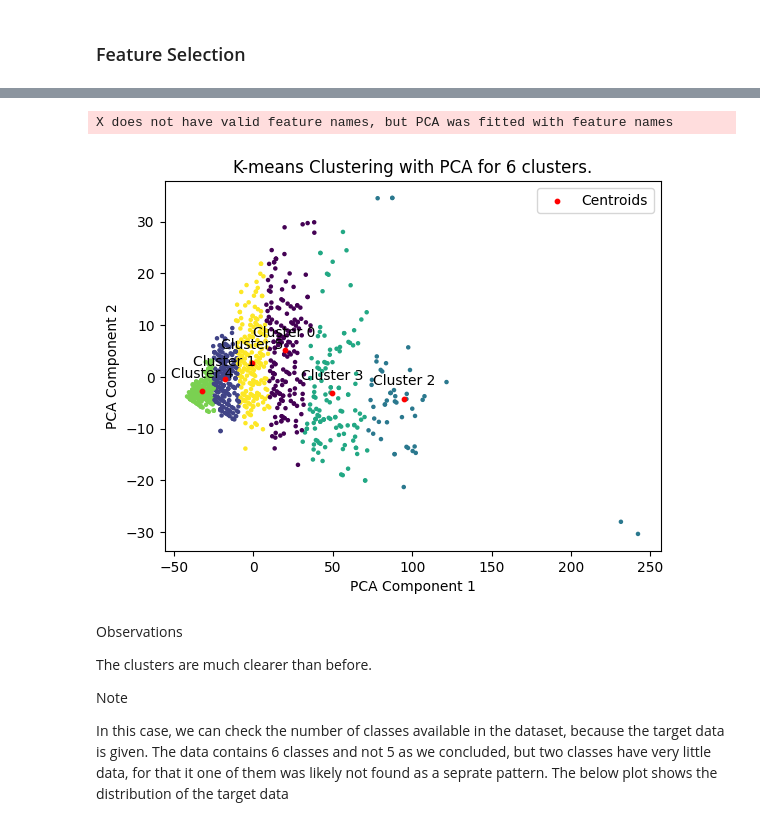
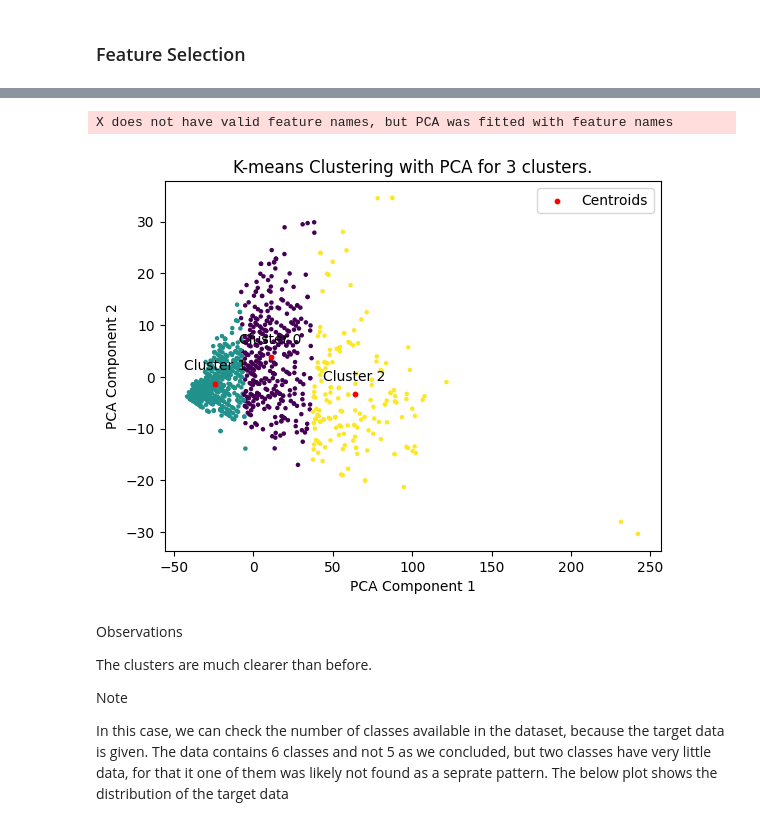
Before and after one commit to R4j4n/Semester2, a Jupyter notebook: 3334/inclass4/rajan.ipynb, the cells around one changed output, grey strips where cells are left out. Drawn from its saved outputs; the diff is of its cells as text; code cells hidden in the pictures.

```diff
--- a/3334/inclass4/rajan.ipynb
+++ b/3334/inclass4/rajan.ipynb
@@ -195,7 +245,8 @@ fig.show()
 # %%
 CLUSTER_NUMBER = 5
 
-kmeans = KMeans(n_clusters=CLUSTER_NUMBER, random_state=42, n_init="auto")
+kmeans = KMeans(n_clusters=CLUSTER_NUMBER,init="k-means++", random_state=42, n_init="auto")
+
 kmeans.fit(X)
 
 # Get cluster labels
@@ -208,6 +259,8 @@ centroids = kmeans.cluster_centers_
 pca = PCA(n_components=2)
 X_pca = pca.fit_transform(X)
 centroids_pca = pca.transform(centroids)
+
+plt.figure(figsize=(10, 6))
 
 # Plot the clusters
 plt.scatter(X_pca[:, 0], X_pca[:, 1], c=df['cluster'], cmap='viridis', s=5)
@@ -224,6 +277,8 @@ for i, centroid in enumerate(centroids_pca):
 # Plot the centroids
 plt.scatter(centroids_pca[:, 0], centroids_pca[:, 1], s=10, c='red', label='Centroids')
 plt.legend()
+plt.axis("off")
+
 plt.show()
 # %% [output]
 X does not have valid feature names, but PCA was fitted with feature names
@@ -230,0 +286,35 @@ X does not have valid feature names, but PCA was fitted with feature names
+# %%
+CLUSTER_NUMBER = 2
+
+kmeans = KMeans(n_clusters=CLUSTER_NUMBER,init="k-means++", random_state=42, n_init="auto")
+kmeans.fit(X)
+
+# Get cluster labels
+label = kmeans.labels_
+# Add the cluster labels to the original dataframe
+df['cluster'] = label
+centroids = kmeans.cluster_centers_
+
+# 2D Plot
+pca = PCA(n_components=2)
+X_pca = pca.fit_transform(X)
+centroids_pca = pca.transform(centroids)
+plt.figure(figsize=(10, 6))
+
+# Plot the clusters
+plt.scatter(X_pca[:, 0], X_pca[:, 1], c=df['cluster'], cmap='viridis', s=5)
+plt.xlabel('PCA Component 1')
+plt.ylabel('PCA Component 2')
+plt.title(f'K-means Clustering with PCA for {CLUSTER_NUMBER} clusters.')
+
+# Annotate the clusters
+for i, centroid in enumerate(centroids_pca):
+    plt.annotate(f'Cluster {i}', (centroid[0], centroid[1]),
+                 textcoords="offset points", xytext=(0,10), ha='center')
+
+
+# Plot the centroids
+plt.scatter(centroids_pca[:, 0], centroids_pca[:, 1], s=10, c='red', label='Centroids')
+plt.legend()
+plt.axis("off")
+plt.show()
@@ -274,41 +367,41 @@ fig.update_layout(height=800,width=800)
 
 fig.show()
 # %%
-CLUSTER_NUMBER = 6
+CLUSTER_NUMBER = 3
 
 kmeans = KMeans(n_clusters=CLUSTER_NUMBER, random_state=42, n_init="auto")
 kmeans.fit(X)
 
 # Get cluster labels
 label = kmeans.labels_
 # Add the cluster labels to the original dataframe
 df['cluster'] = label
 centroids = kmeans.cluster_centers_
 
 # 2D Plot
 pca = PCA(n_components=2)
 X_pca = pca.fit_transform(X)
 centroids_pca = pca.transform(centroids)
 
 # Plot the clusters
 plt.scatter(X_pca[:, 0], X_pca[:, 1], c=df['cluster'], cmap='viridis', s=5)
 plt.xlabel('PCA Component 1')
 plt.ylabel('PCA Component 2')
 plt.title(f'K-means Clustering with PCA for {CLUSTER_NUMBER} clusters.')
 
 # Annotate the clusters
 for i, centroid in enumerate(centroids_pca):
     plt.annotate(f'Cluster {i}', (centroid[0], centroid[1]),
                  textcoords="offset points", xytext=(0,10), ha='center')
 
 
 # Plot the centroids
 plt.scatter(centroids_pca[:, 0], centroids_pca[:, 1], s=10, c='red', label='Centroids')
 plt.legend()
 plt.show()
 # %% [output]
 X does not have valid feature names, but PCA was fitted with feature names
-[figure, old version]
+[figure, new version]
 # %%
 import plotly.express as px
 import plotly.graph_objects as go
```
Also changed, not shown: parts of 9 cells of this notebook, 16 other files.
